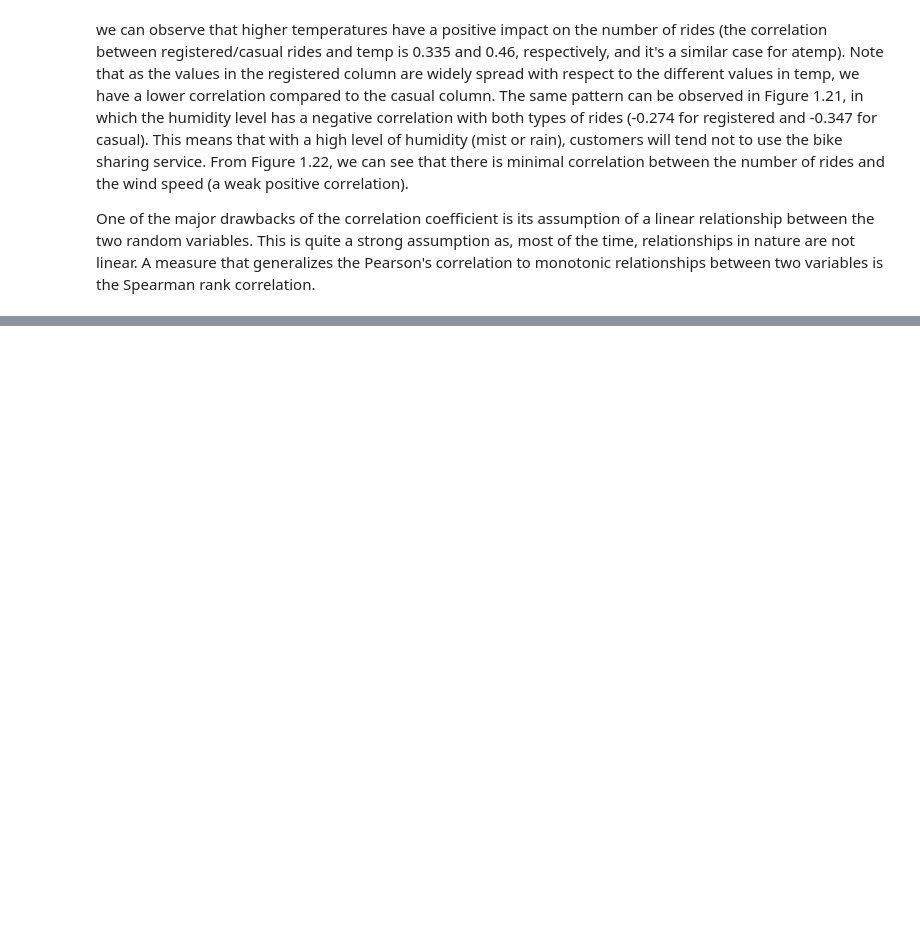
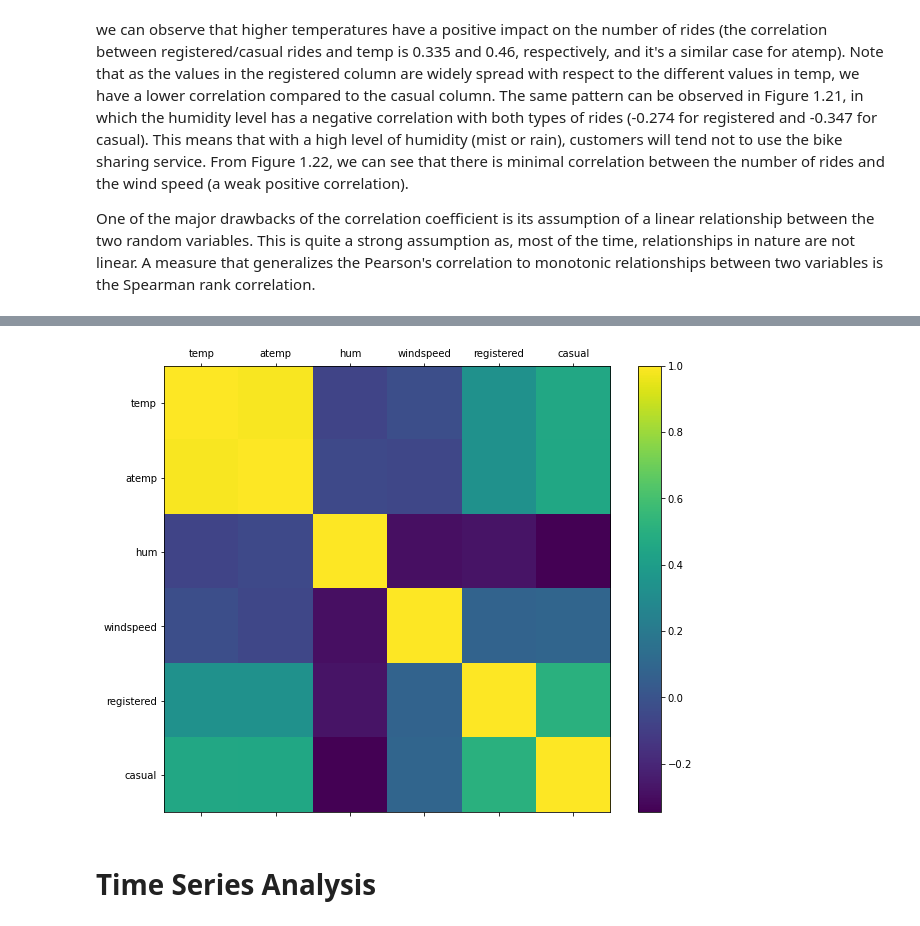
Before and after one commit to gianmaranon/biking_analysis, a Jupyter notebook: sharing_bike.ipynb, the cells around one changed output, grey strips where cells are left out. Saved outputs shown, nothing was run; the diff lists cells and outputs as text; code cells hidden in the pictures; blank space fills up the shorter version.

```diff
--- a/sharing_bike.ipynb
+++ b/sharing_bike.ipynb
@@ -696,0 +790,17 @@ One of the major drawbacks of the correlation coefficient is its assumption of a
+# %%
+# plot correlation matrix
+cols = ["temp", "atemp", "hum", "windspeed", \
+        "registered", "casual"]
+plot_data = preprocessed_data[cols]
+corr = plot_data.corr()
+fig = plt.figure(figsize=(10,8))
+plt.matshow(corr, fignum=fig.number)
+plt.xticks(range(len(plot_data.columns)), plot_data.columns)
+plt.yticks(range(len(plot_data.columns)), plot_data.columns)
+plt.colorbar()
+plt.ylim([5.5, -0.5])
+fig.savefig('figs/correlations.png', format='png')
+# %% [output]
+[figure, added]
+# %% [markdown]
+# Time Series Analysis
```
Also changed, not shown: parts of 16 cells of this notebook, 3 other files.
